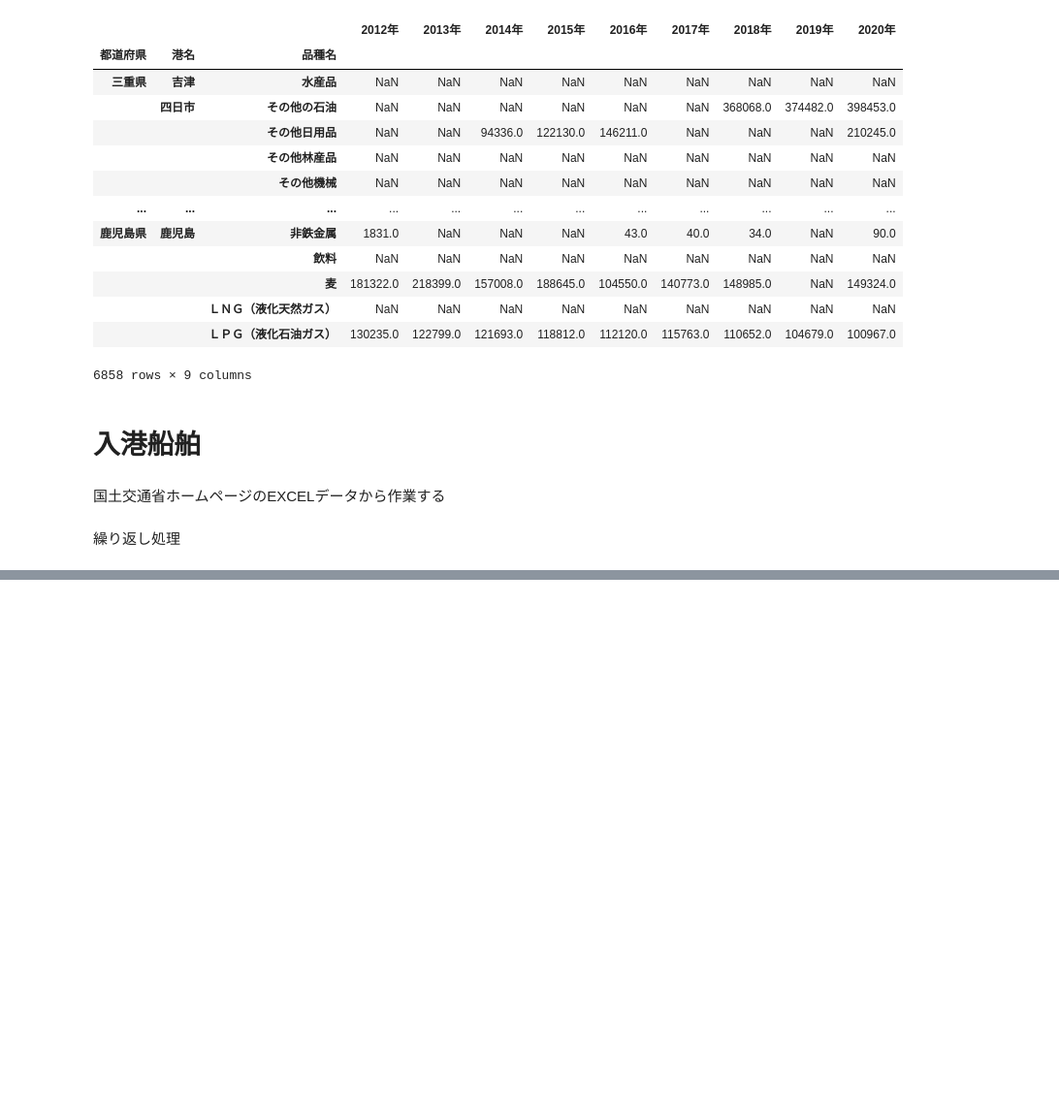
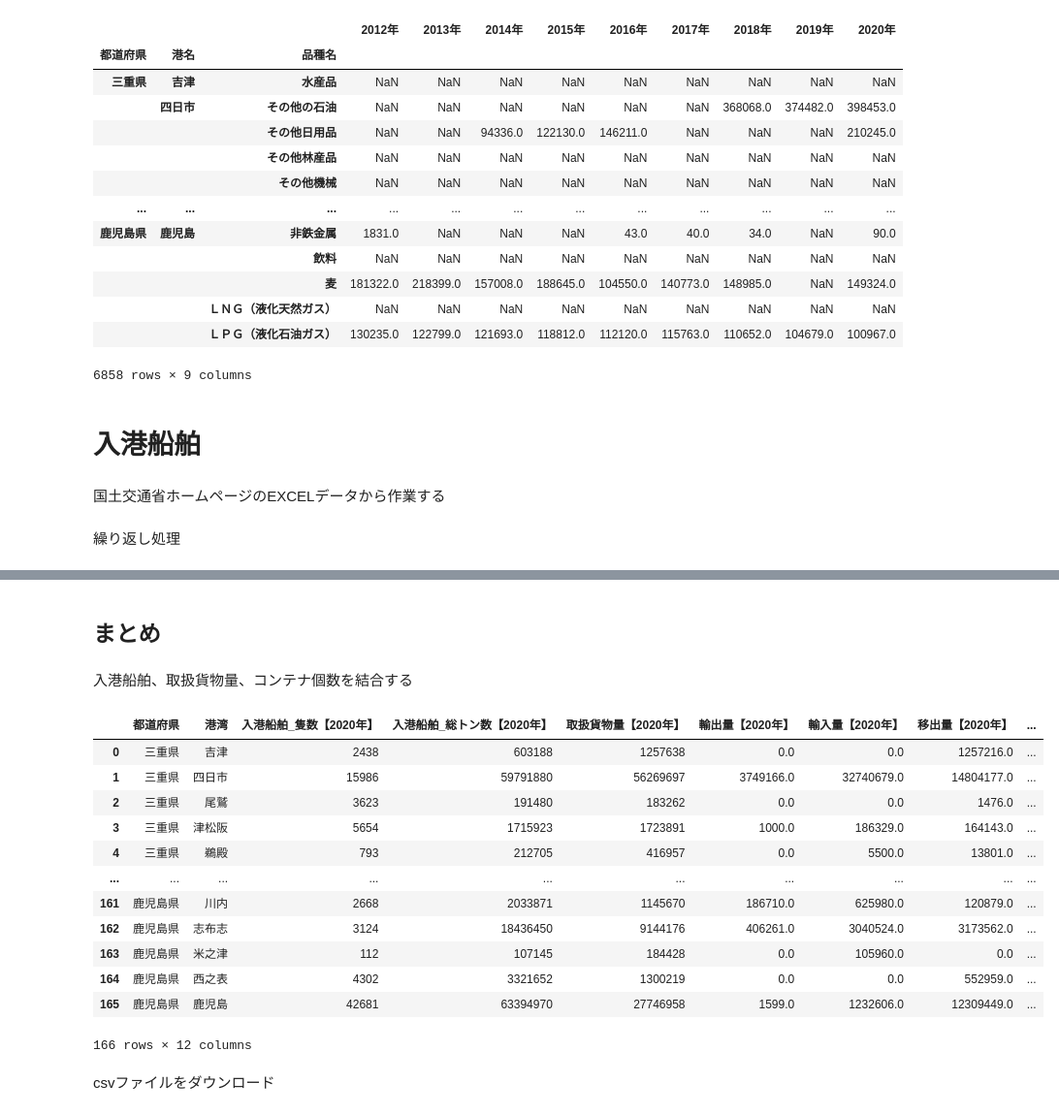
Before and after one commit to dicechick373/dicechick373, a Jupyter notebook: 播磨臨海地域の特徴.ipynb, the cells around one changed output, grey strips where cells are left out. Shown at 97% size. Saved outputs shown, nothing was run; the diff lists cells and outputs as text; code cells hidden in the pictures; blank space fills up the shorter version.

```diff
--- a/播磨臨海地域の特徴.ipynb
+++ b/播磨臨海地域の特徴.ipynb
@@ -535,0 +628,6 @@ params_ship = [
+# %%
+time = '2020年'
+url  = 'https://www.mlit.go.jp/k-toukei/content/001448034.xlsx'
+
+df_cargo_2020 = get_cargo(time,url)
+df_cargo_2020
@@ -535,0 +697,25 @@ params_ship = [
+# %% [markdown]
+## まとめ
+# %% [markdown]
+入港船舶、取扱貨物量、コンテナ個数を結合する
+# %%
+df_2020 = pd.merge(df_ship_2020, df_cargo_2020, on=['都道府県','港湾'], how='outer')
+df_2020 = pd.merge(df_2020, df_container_2020, on=['都道府県','港湾'], how='outer')
+
+df_2020
+# %% [output]
+|  | 都道府県 | 港湾 | 入港船舶_隻数【2020年】 | 入港船舶_総トン数【2020年】 | 取扱貨物量【2020年】 | 輸出量【2020年】 | 輸入量【2020年】 | 移出量【2020年】 | ... |
+| 0 | 三重県 | 吉津 | 2438 | 603188 | 1257638 | 0.0 | 0.0 | 1257216.0 | ... |
+| 1 | 三重県 | 四日市 | 15986 | 59791880 | 56269697 | 3749166.0 | 32740679.0 | 14804177.0 | ... |
+| 2 | 三重県 | 尾鷲 | 3623 | 191480 | 183262 | 0.0 | 0.0 | 1476.0 | ... |
+| 3 | 三重県 | 津松阪 | 5654 | 1715923 | 1723891 | 1000.0 | 186329.0 | 164143.0 | ... |
+| 4 | 三重県 | 鵜殿 | 793 | 212705 | 416957 | 0.0 | 5500.0 | 13801.0 | ... |
+| ... | ... | ... | ... | ... | ... | ... | ... | ... | ... |
+| 161 | 鹿児島県 | 川内 | 2668 | 2033871 | 1145670 | 186710.0 | 625980.0 | 120879.0 | ... |
+| 162 | 鹿児島県 | 志布志 | 3124 | 18436450 | 9144176 | 406261.0 | 3040524.0 | 3173562.0 | ... |
+| 163 | 鹿児島県 | 米之津 | 112 | 107145 | 184428 | 0.0 | 105960.0 | 0.0 | ... |
+| 164 | 鹿児島県 | 西之表 | 4302 | 3321652 | 1300219 | 0.0 | 0.0 | 552959.0 | ... |
+| 165 | 鹿児島県 | 鹿児島 | 42681 | 63394970 | 27746958 | 1599.0 | 1232606.0 | 12309449.0 | ... |
+166 rows × 12 columns
+# %% [markdown]
+csvファイルをダウンロード
```
Also changed, not shown: parts of 22 cells of this notebook.
